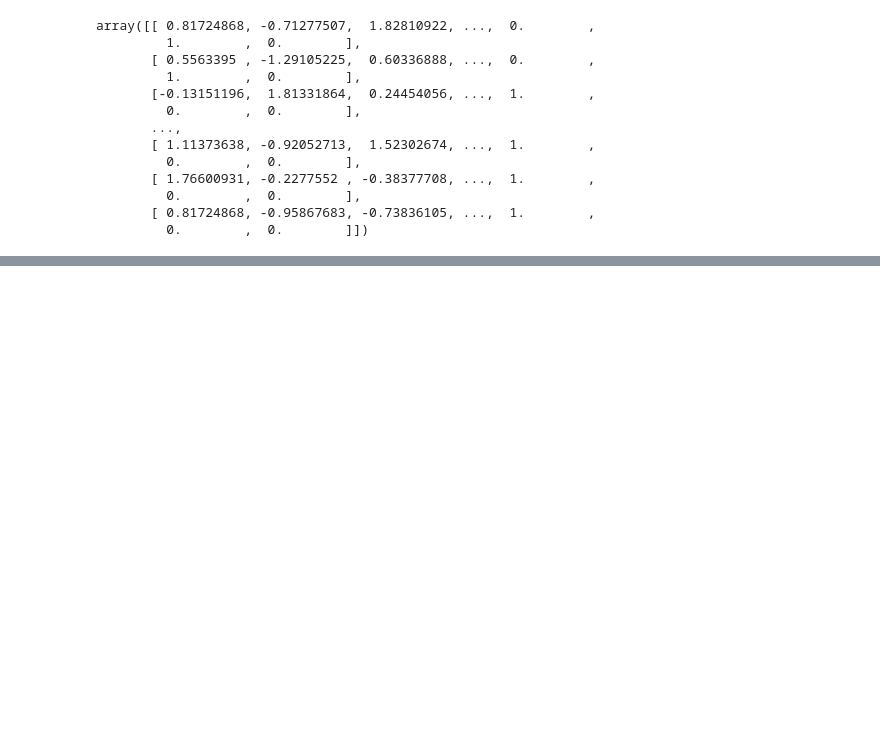
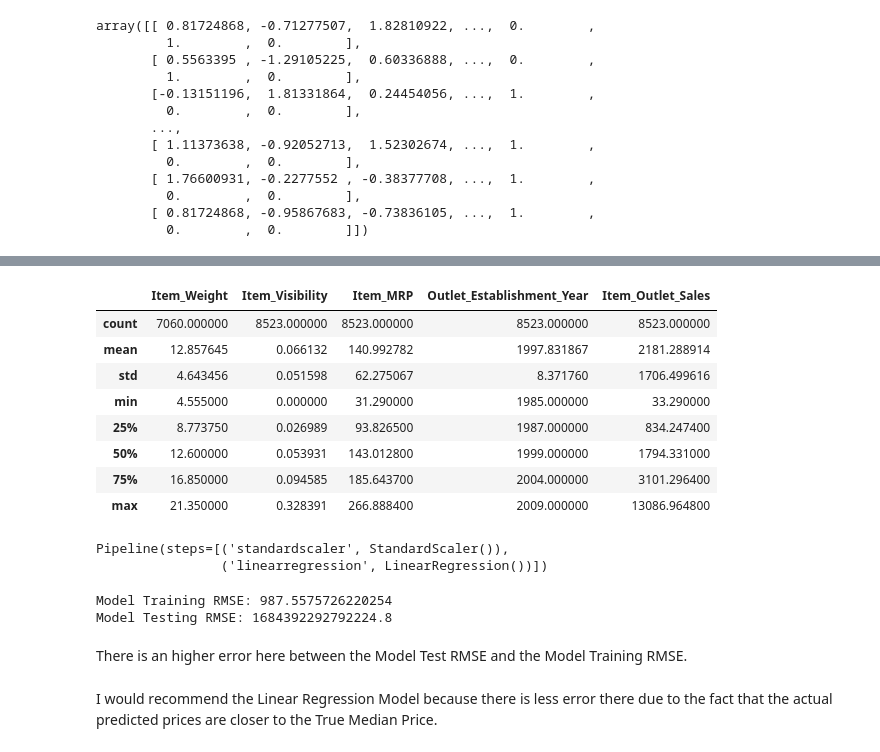
Before and after one commit to CatDawn29/Outlet-Sales-Project-, a Jupyter notebook: Catherine's_Project_with_pandas.ipynb, the cells around one changed output, grey strips where cells are left out. Drawn from its saved outputs; the diff is of its cells as text; code cells hidden in the pictures; blank space fills up the shorter version.

```diff
--- a/Catherine's_Project_with_pandas.ipynb
+++ b/Catherine's_Project_with_pandas.ipynb
@@ -372,0 +438,20 @@ array([[ 0.81724868, -0.71277507,  1.82810922, ...,  0.        ,
+# %%
+sales.describe()
+# %% [output]
+|  | Item_Weight | Item_Visibility | Item_MRP | Outlet_Establishment_Year | Item_Outlet_Sales |
+| count | 7060.000000 | 8523.000000 | 8523.000000 | 8523.000000 | 8523.000000 |
+| mean | 12.857645 | 0.066132 | 140.992782 | 1997.831867 | 2181.288914 |
+| std | 4.643456 | 0.051598 | 62.275067 | 8.371760 | 1706.499616 |
+| min | 4.555000 | 0.000000 | 31.290000 | 1985.000000 | 33.290000 |
+| 25% | 8.773750 | 0.026989 | 93.826500 | 1987.000000 | 834.247400 |
+| 50% | 12.600000 | 0.053931 | 143.012800 | 1999.000000 | 1794.331000 |
+| 75% | 16.850000 | 0.094585 | 185.643700 | 2004.000000 | 3101.296400 |
+| max | 21.350000 | 0.328391 | 266.888400 | 2009.000000 | 13086.964800 |
+# %%
+scaler = StandardScaler()
+lin_reg = LinearRegression()
+lin_reg_pipe = make_pipeline(scaler, lin_reg)
+lin_reg_pipe.fit(X_train_processed, y_train)
+# %% [output]
+Pipeline(steps=[('standardscaler', StandardScaler()),
+                ('linearregression', LinearRegression())])
@@ -372,0 +461,12 @@ array([[ 0.81724868, -0.71277507,  1.82810922, ...,  0.        ,
+# %%
+train_RMSE = np.sqrt(np.mean(np.abs(train_pred- y_train)**2))
+test_RMSE = np.sqrt(np.mean(np.abs(test_pred - y_test)**2))
+print(f'Model Training RMSE: {train_RMSE}')
+print(f'Model Testing RMSE: {test_RMSE}')
+# %% [output]
+Model Training RMSE: 987.5575726220254
+Model Testing RMSE: 1684392292792224.8
+# %% [markdown]
+There is an higher error here between the Model Test RMSE and the Model Training RMSE.
+# %% [markdown]
+I would recommend the Linear Regression Model because there is less error there due to the fact that the actual predicted prices are closer to the True Median Price.
```
Also changed, not shown: parts of 13 cells of this notebook.
